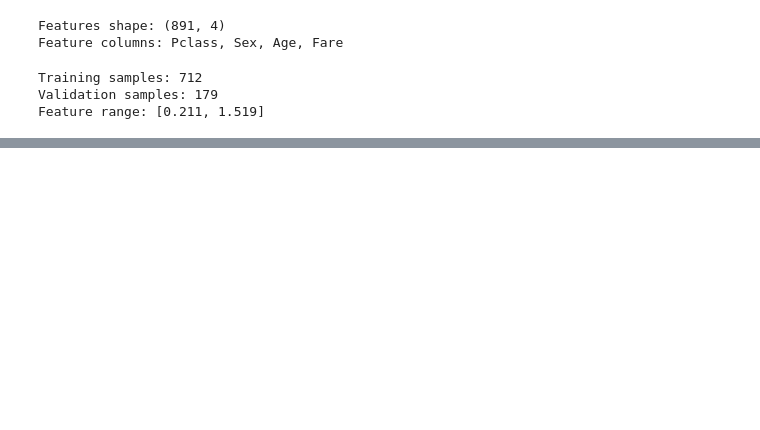
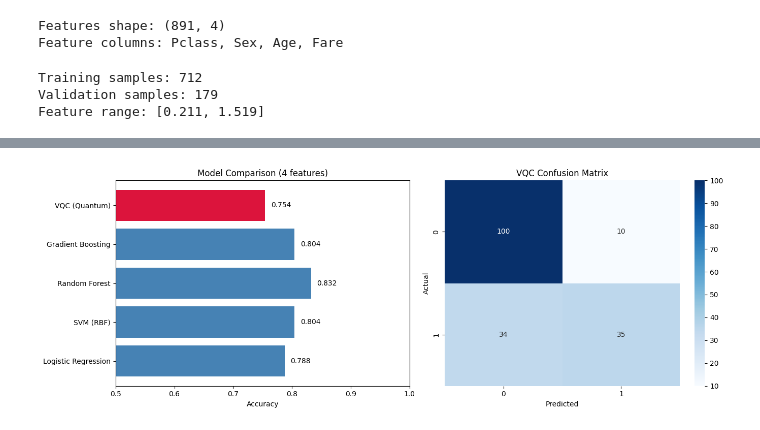
Before and after one commit to j76dvyt4q5-cyber/qiskit_projects, a Jupyter notebook: QML/07_vqc [2].ipynb, the cells around one changed output, grey strips where cells are left out. Drawn from its saved outputs; the diff is of its cells as text; code cells hidden in the pictures; blank space fills up the shorter version.

```diff
--- a/QML/07_vqc [2].ipynb
+++ b/QML/07_vqc [2].ipynb
@@ -133,0 +321,21 @@ Classical Model Performance (4 features only)
+# %%
+quantum_val_acc = accuracy_quantum(weights, bias, X_val, y_val)
+
+# Get predictions for confusion matrix
+quantum_predictions = predict_batch(weights, bias, X_val)
+quantum_y_pred = (quantum_predictions > 0).astype(int)
+
+print("="*60)
+print("FINAL RESULTS COMPARISON")
+print("="*60)
+print(f"\n{'Model':<30} | {'Accuracy':>10} | {'AUC':>10}")
+print("-"*60)
+
+# Classical results
+for name, results in classical_results.items():
+    print(f"{name:<30} | {results['accuracy']:>10.4f} | {results['auc']:>10.4f}")
+
+# Quantum result
+print("-"*60)
+print(f"{'Variational Quantum Classifier':<30} | {float(quantum_val_acc):>10.4f} | {'N/A':>10}")
+print("="*60)
@@ -133,0 +356,26 @@ Classical Model Performance (4 features only)
+# %%
+fig, axes = plt.subplots(1, 2, figsize=(14, 5))
+
+# Bar chart comparison
+models = list(classical_results.keys()) + ['VQC (Quantum)']
+accuracies = [classical_results[m]['accuracy'] for m in classical_results.keys()] + [float(quantum_val_acc)]
+colors = ['steelblue'] * len(classical_results) + ['crimson']
+
+axes[0].barh(models, accuracies, color=colors)
+axes[0].set_xlabel('Accuracy')
+axes[0].set_title('Model Comparison (4 features)')
+axes[0].set_xlim(0.5, 1.0)
+for i, (model, acc) in enumerate(zip(models, accuracies)):
+    axes[0].text(acc + 0.01, i, f'{acc:.3f}', va='center')
+
+# Confusion matrix for quantum model
+cm = confusion_matrix(y_val, quantum_y_pred)
+sns.heatmap(cm, annot=True, fmt='d', cmap='Blues', ax=axes[1])
+axes[1].set_xlabel('Predicted')
+axes[1].set_ylabel('Actual')
+axes[1].set_title('VQC Confusion Matrix')
+
+plt.tight_layout()
+plt.show()
+# %% [output]
+[figure, added]
```
Also changed, not shown: parts of 9 cells of this notebook, 1 other file.
